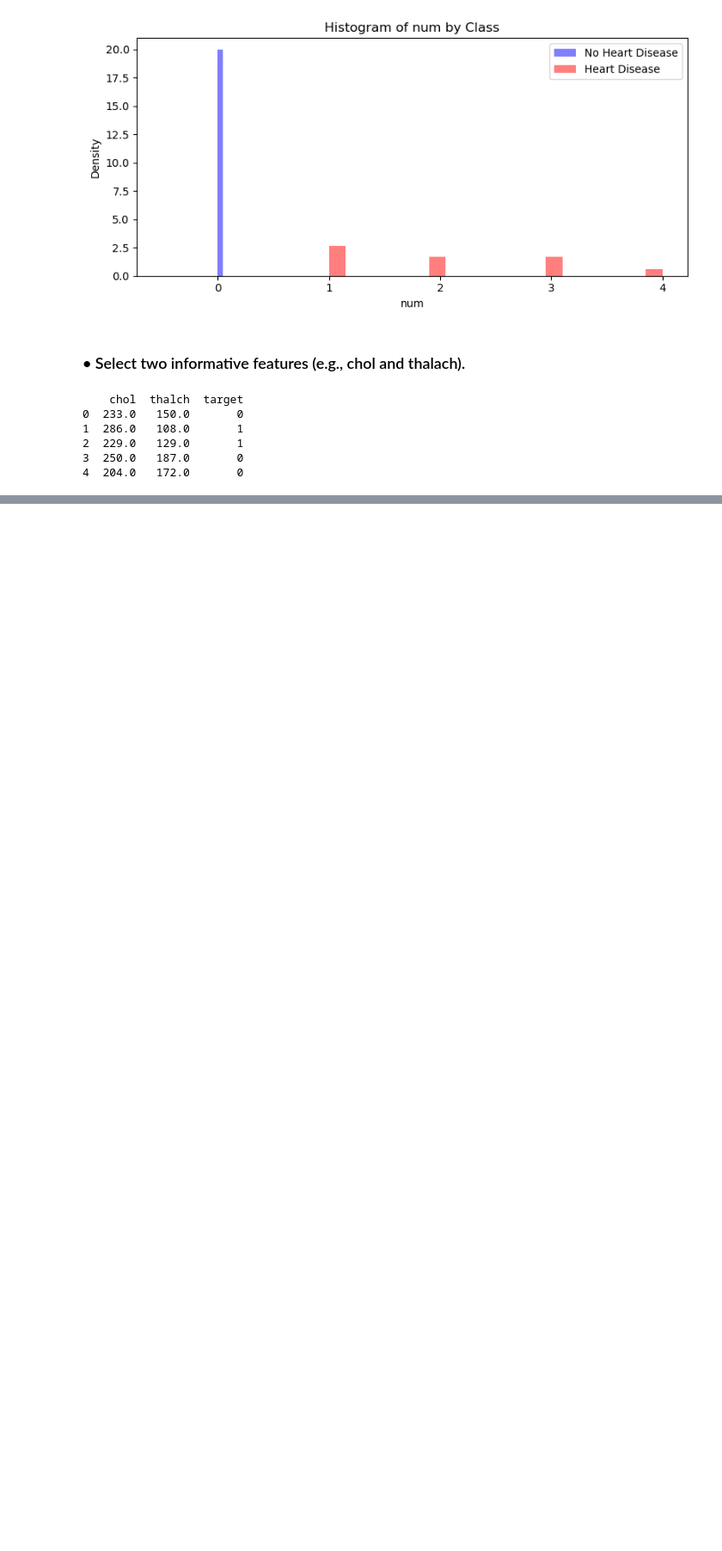
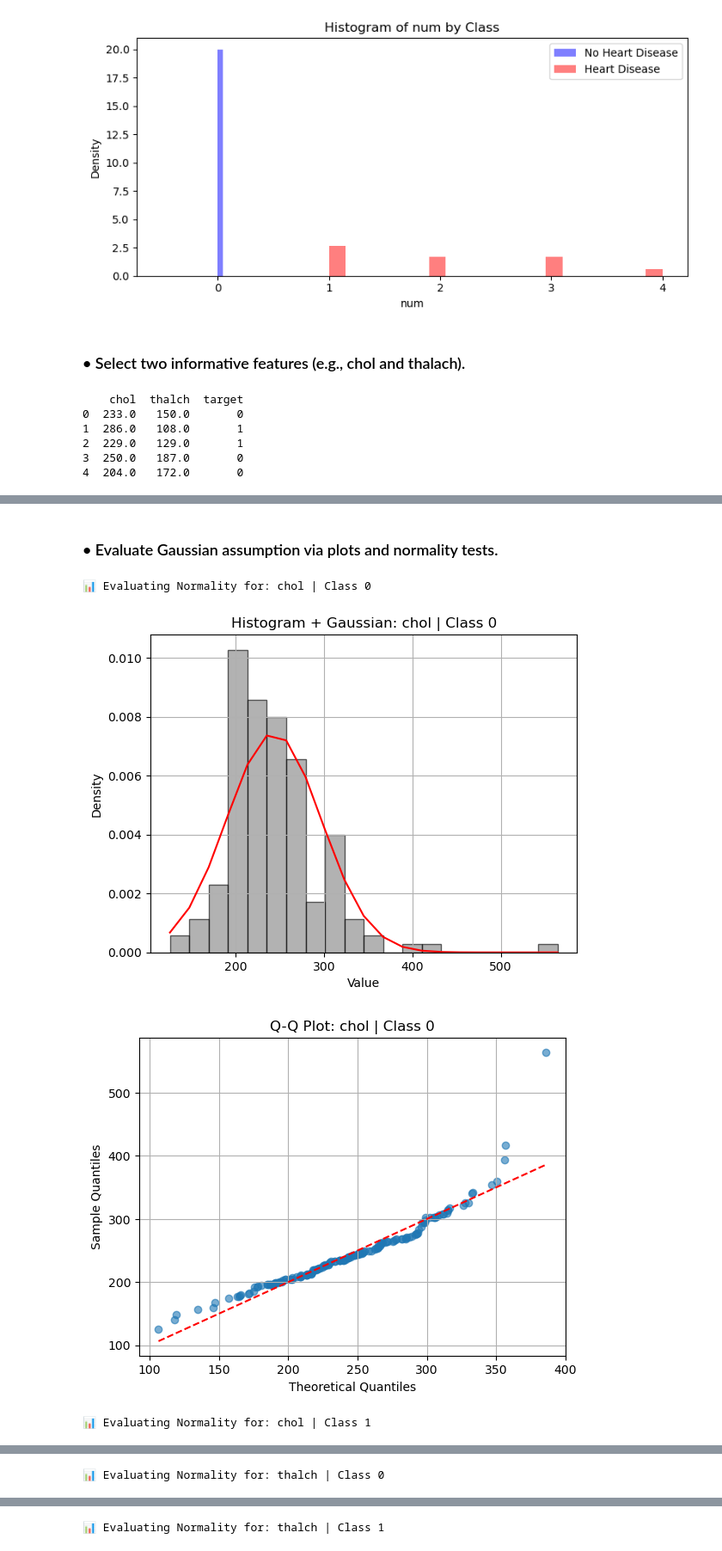
Before and after one commit to ParsaHaghighatgoo/-Cardiovascular-Risk-Prediction-, a Jupyter notebook: main.ipynb, the cells around one changed output, grey strips where cells are left out. Shown: that part at 86% size. Saved outputs shown, nothing was run; the diff lists cells and outputs as text; code cells hidden in the pictures; blank space fills up the shorter version.

```diff
--- a/main.ipynb
+++ b/main.ipynb
@@ -112,0 +160,46 @@ print(df_selected.head())
+# %% [markdown]
+### • Evaluate Gaussian assumption via plots and normality tests.
+# %%
+
+# Helper: Plot histograms with normal curve
+def plot_hist_with_gaussian(data, title):
+    mu = np.mean(data)
+    sigma = np.std(data)
+
+    count, bins, _ = plt.hist(data, bins=20, density=True, alpha=0.6, color='gray', edgecolor='black')
+    gauss_curve = 1/(sigma * np.sqrt(2*np.pi)) * np.exp(-(bins - mu)**2 / (2*sigma**2))
+    plt.plot(bins, gauss_curve, color='red')
+    plt.title(title)
+    plt.xlabel("Value")
+    plt.ylabel("Density")
+    plt.grid(True)
+    plt.show()
+
+# Helper: Manual Q-Q plot
+def qq_plot(data, title):
+    sorted_data = np.sort(data)
+    n = len(data)
+    theoretical_q = np.sort(np.random.normal(np.mean(data), np.std(data), n))
+
+    plt.scatter(theoretical_q, sorted_data, alpha=0.6)
+    plt.plot(theoretical_q, theoretical_q, color='red', linestyle='--')
+    plt.title("Q-Q Plot: " + title)
+    plt.xlabel("Theoretical Quantiles")
+    plt.ylabel("Sample Quantiles")
+    plt.grid(True)
+    plt.show()
+
+# Analyze for each feature per class
+for col in ["chol", "thalch"]:
+    for label in [0, 1]:
+        data = df_selected[df_selected["target"] == label][col].values
+        title = f"{col} | Class {label}"
+
+        print(f"\n📊 Evaluating Normality for: {title}")
+        plot_hist_with_gaussian(data, f"Histogram + Gaussian: {title}")
+        qq_plot(data, title)
+# %% [output]
+📊 Evaluating Normality for: chol | Class 0
+[figure, added]
+[figure, added]
+📊 Evaluating Normality for: chol | Class 1
@@ -112,0 +208 @@ print(df_selected.head())
+📊 Evaluating Normality for: thalch | Class 0
@@ -112,0 +211 @@ print(df_selected.head())
+📊 Evaluating Normality for: thalch | Class 1
```
Also changed, not shown: parts of 3 cells of this notebook, 1 other file.
